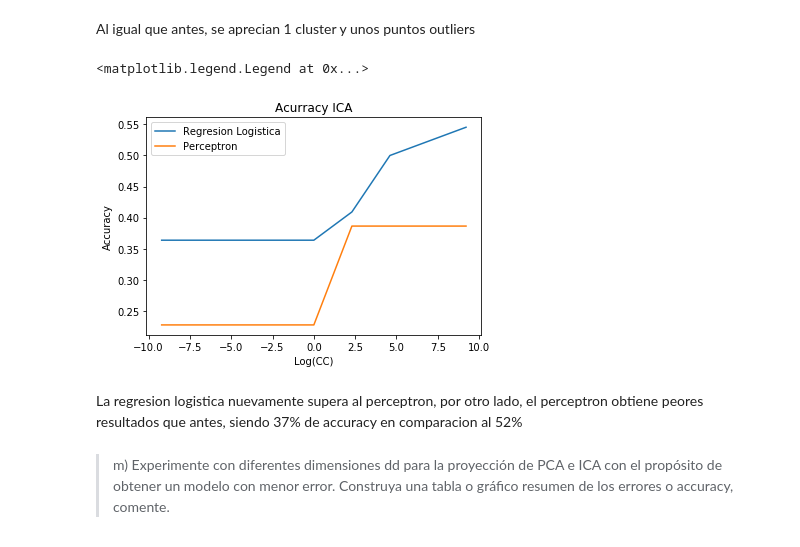
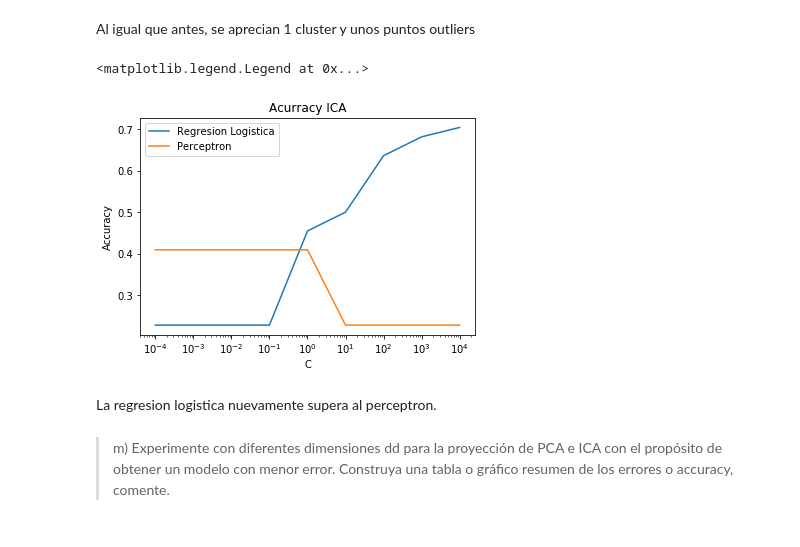
Before and after one commit to droully/Tarea-1-ML, a Jupyter notebook: Parte 2/Parte 2.ipynb, the cells around one changed output. Saved outputs shown, nothing was run; the diff lists cells and outputs as text; code cells hidden in the pictures.

```diff
--- a/Parte 2/Parte 2.ipynb
+++ b/Parte 2/Parte 2.ipynb
@@ -264,28 +265,29 @@ Al igual que antes, se aprecian 1 cluster y unos puntos outliers
 # %%
 Cs = [0.0001,0.001,0.01,0.1,1,10,100,1000,10000]
 acc_log=[]
 acc_perc=[]
 from sklearn.linear_model import Perceptron,LogisticRegression
 for c in Cs:
     LogR= LogisticRegression(penalty='l2', C=c,max_iter=200)
     LogR.fit(X_ica_train,y_train)
     acc_log.append(LogR.score(X_ica_test, y_test))
 
     Perc = Perceptron(penalty='l2', alpha=1/c, max_iter=200)
     Perc.fit(X_pca_train,y_train)
     acc_perc.append(Perc.score(X_ica_test, y_test))
-
-plt.xlabel("Log(CC)")
+ax = plt.gca()
+ax.set_xscale('log')
+plt.xlabel("C")
 plt.ylabel("Accuracy")
 plt.title("Acurracy ICA")
-plt.plot(np.log(Cs),acc_log, label='Regresion Logistica')
-plt.plot(np.log(Cs),acc_perc, label='Perceptron')
+plt.plot(Cs,acc_log, label='Regresion Logistica')
+plt.plot(Cs,acc_perc, label='Perceptron')
 plt.legend(loc="best")
 # %% [output]
 <matplotlib.legend.Legend at 0x...>
-[figure, old version]
+[figure, new version]
-# %% [markdown]
-La regresion logistica nuevamente supera al perceptron, por otro lado, el perceptron obtiene peores resultados que antes, siendo 37% de accuracy en comparacion al 52%
+# %% [markdown]
+La regresion logistica nuevamente supera al perceptron.
 # %% [markdown]
 >m) Experimente con diferentes dimensiones dd para la proyección de PCA e ICA con el propósito de obtener un modelo con menor error. Construya una tabla o gráfico resumen de los errores o accuracy, comente.
 # %%
```
Also changed, not shown: parts of 13 cells of this notebook, 2 other files.
